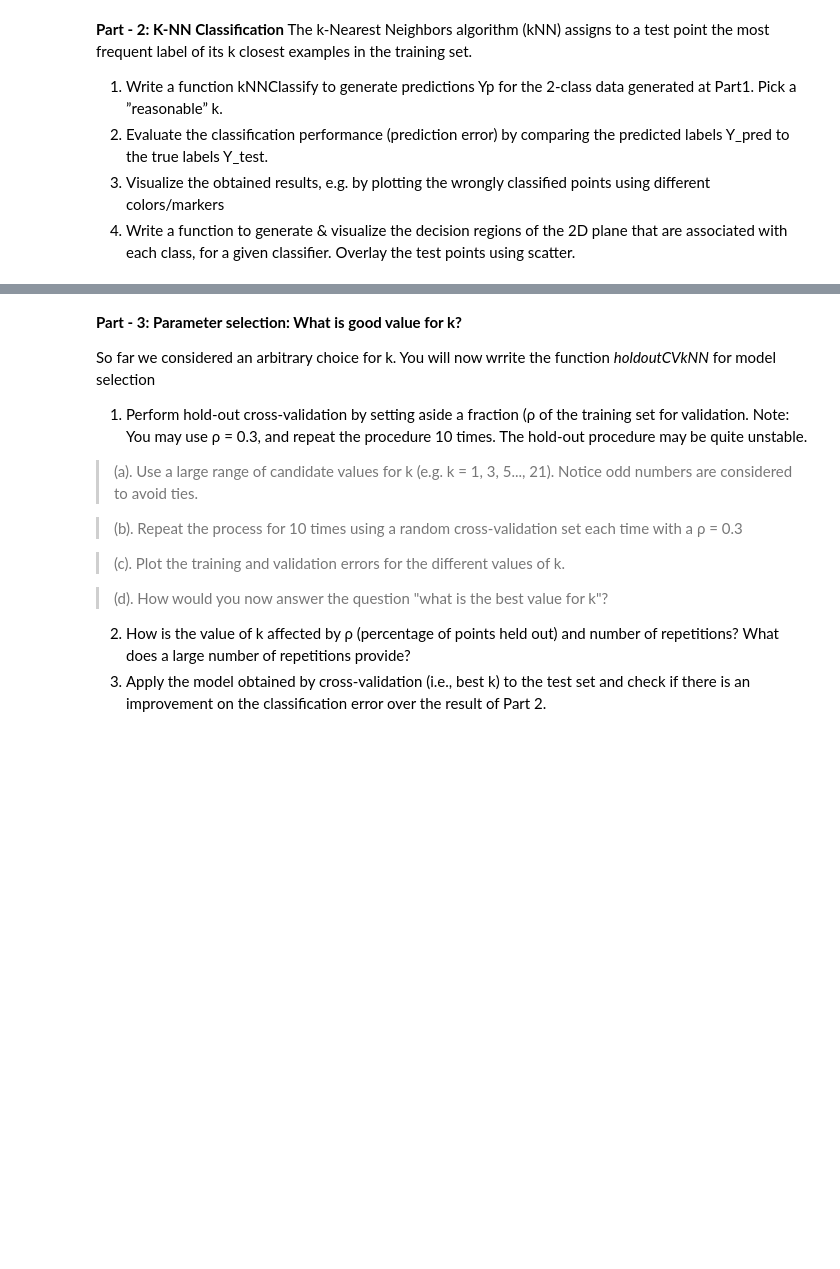
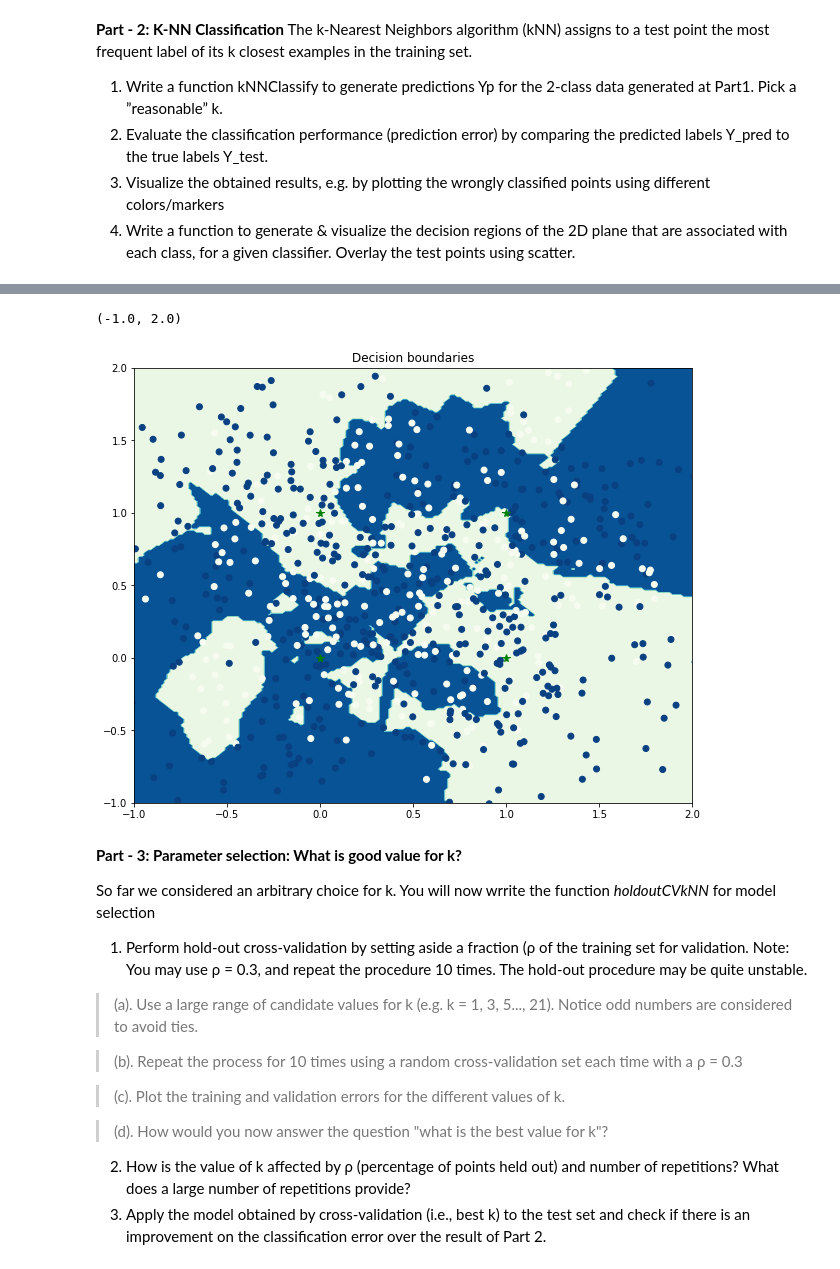
Before and after one commit to TUdayKiranReddy/PRML, a Jupyter notebook: Coding_assignments/Assignment_1/TADIPATRI_UDAY_KIRAN_REDDY_Programming_Assignment_01_KNN.ipynb, the cells around one changed output, grey strips where cells are left out. Saved outputs shown, nothing was run; the diff lists cells and outputs as text; code cells hidden in the pictures; blank space fills up the shorter version.

```diff
--- a/Coding_assignments/Assignment_1/TADIPATRI_UDAY_KIRAN_REDDY_Programming_Assignment_01_KNN.ipynb
+++ b/Coding_assignments/Assignment_1/TADIPATRI_UDAY_KIRAN_REDDY_Programming_Assignment_01_KNN.ipynb
@@ -165,3 +165,34 @@ Text(0, 0.5, 'y')
+# %%
+# Plotting decision boundary
+
+x_grid = np.linspace(-1, 2, 200)
+y_grid = np.linspace(-1, 2, 200)
+
+xx, yy = np.meshgrid(x_grid, y_grid)
+
+r1, r2 = xx.flatten(), yy.flatten()
+r1, r2 = r1.reshape((len(r1), 1)), r2.reshape((len(r2), 1))
+
+grid = np.hstack((r1,r2))
+
+predictions = kNNClassify(X_train, Y_train, grid, k)
+
+
+zz = predictions.reshape(xx.shape)
+
+plt.figure(figsize=(10, 8))
+plt.title("Decision boundaries")
+plt.contourf(xx, yy, zz, cmap='GnBu')
+plt.scatter(X_test[:, 0], X_test[:, 1], c=(Y_test==Yp), cmap='GnBu')
+plt.plot(mean1[0], mean1[1], 'g*', markersize=8)
+plt.plot(mean2[0], mean2[1], 'g*', markersize=8)
+plt.plot(mean3[0], mean3[1], 'g*', markersize=8)
+plt.plot(mean4[0], mean4[1], 'g*', markersize=8)
+plt.xlim(-1, 2)
+plt.ylim(-1, 2)
+# %% [output]
+(-1.0, 2.0)
+[figure, added]
 # %% [markdown]
 <b> Part - 3: Parameter selection: What is good value for k?  </b>
 
```
Also changed, not shown: parts of 24 cells of this notebook, 1 other file.
